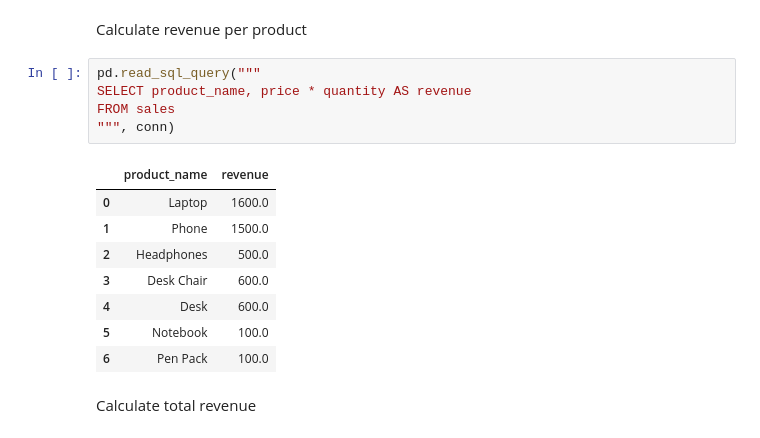
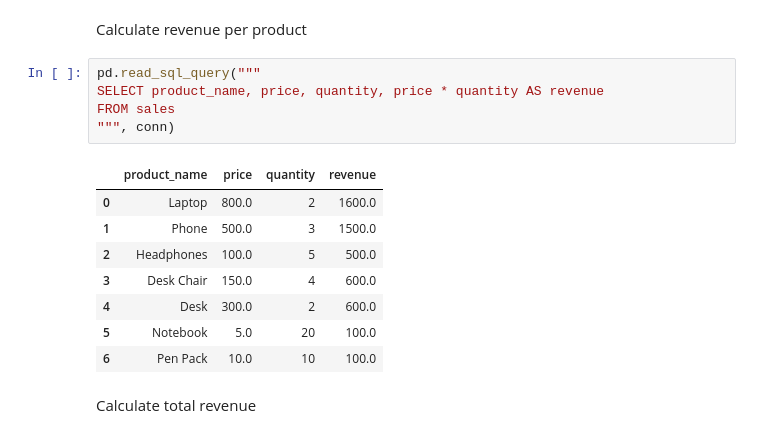
Before and after one commit to catacg/BDS-book, a Jupyter notebook: maths/simple_maths.ipynb, the cells around one changed output. Drawn from its saved outputs; the diff is of its cells as text.

```diff
--- a/maths/simple_maths.ipynb
+++ b/maths/simple_maths.ipynb
@@ -98,18 +98,18 @@ FROM sales
 Calculate revenue per product
 # %%
 pd.read_sql_query("""
-SELECT product_name, price * quantity AS revenue
+SELECT product_name, price, quantity, price * quantity AS revenue
 FROM sales
 """, conn)
 # %% [output]
-|  | product_name | revenue |
-| 0 | Laptop | 1600.0 |
-| 1 | Phone | 1500.0 |
-| 2 | Headphones | 500.0 |
-| 3 | Desk Chair | 600.0 |
-| 4 | Desk | 600.0 |
-| 5 | Notebook | 100.0 |
-| 6 | Pen Pack | 100.0 |
+|  | product_name | price | quantity | revenue |
+| 0 | Laptop | 800.0 | 2 | 1600.0 |
+| 1 | Phone | 500.0 | 3 | 1500.0 |
+| 2 | Headphones | 100.0 | 5 | 500.0 |
+| 3 | Desk Chair | 150.0 | 4 | 600.0 |
+| 4 | Desk | 300.0 | 2 | 600.0 |
+| 5 | Notebook | 5.0 | 20 | 100.0 |
+| 6 | Pen Pack | 10.0 | 10 | 100.0 |
 # %% [markdown]
 Calculate total revenue
 # %%
```
